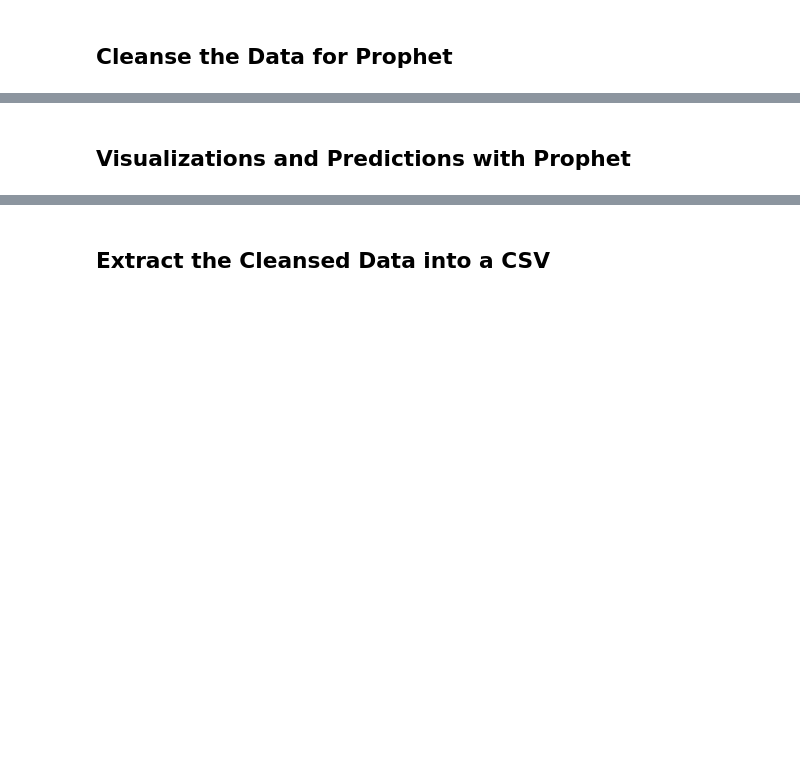
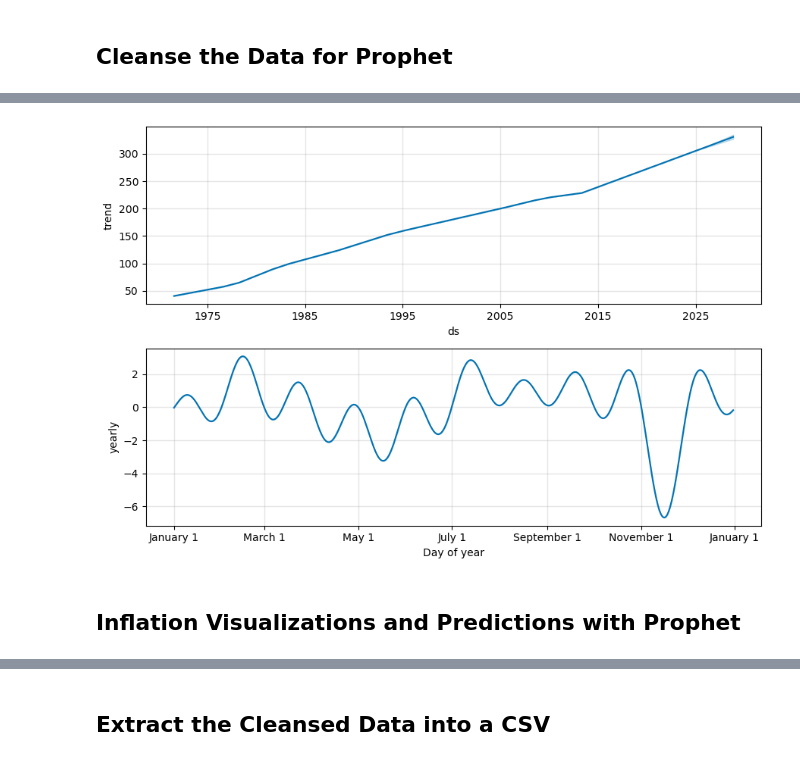
Before and after one commit to juanlavieri/housing_currency, a Jupyter notebook: Dollar_Value_Analysis.ipynb, the cells around one changed output, grey strips where cells are left out. Saved outputs shown, nothing was run; the diff lists cells and outputs as text; code cells hidden in the pictures; blank space fills up the shorter version.

```diff
--- a/Dollar_Value_Analysis.ipynb
+++ b/Dollar_Value_Analysis.ipynb
@@ -17,3 +177,9 @@
+# %%
+# Optionally, plot the forecast components
+cpi_model.plot_components(cpi_forecast)
+plt.show()
+# %% [output]
+[figure, added]
 # %% [markdown]
-## Visualizations and Predictions with Prophet
+## Inflation Visualizations and Predictions with Prophet
 # %%
```
Also changed, not shown: parts of 19 cells of this notebook, 1 other file.
